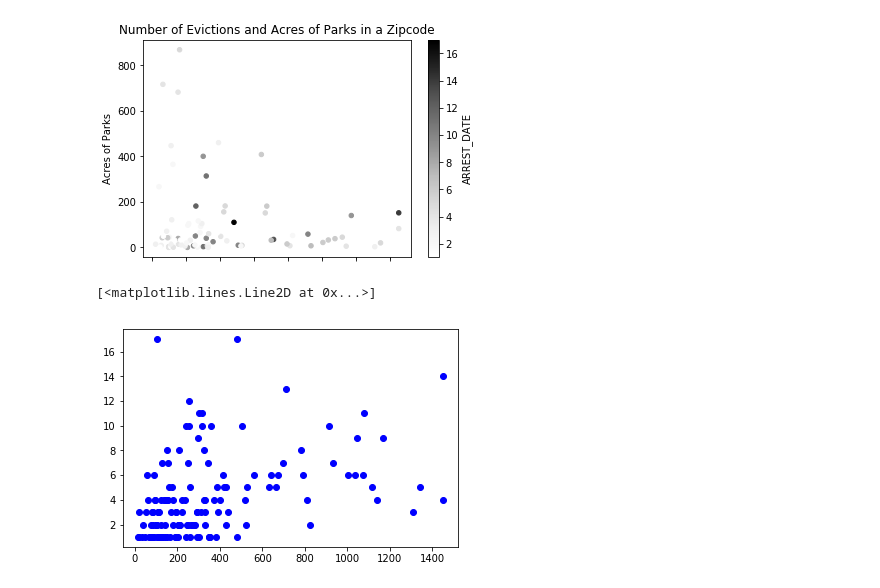
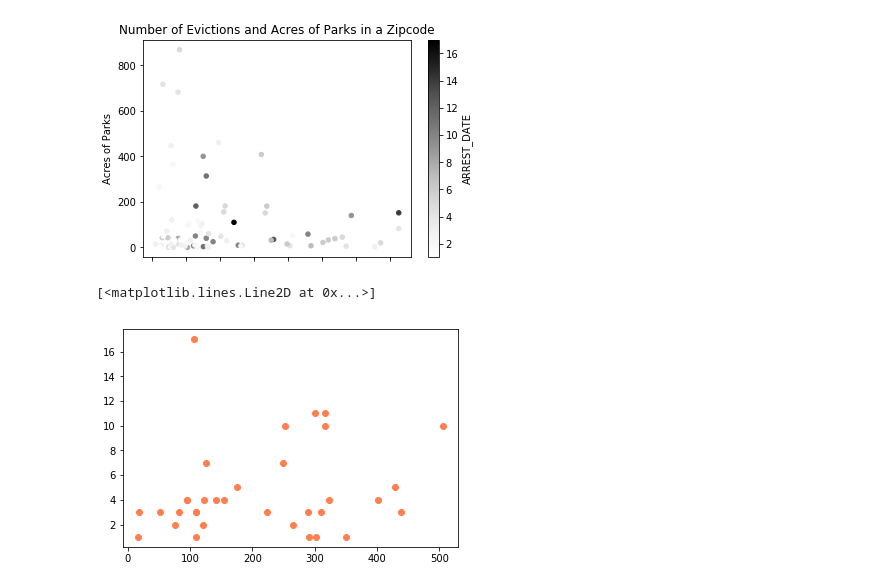
Before and after one commit to smaups/Project_1, a Jupyter notebook: Graphs.ipynb, the cells around one changed output. Drawn from its saved outputs; the diff is of its cells as text; code cells hidden in the pictures.

```diff
--- a/Graphs.ipynb
+++ b/Graphs.ipynb
@@ -108,0 +117,7 @@ TypeError: 'DataFrame' object is not callable
+# %%
+totalmerge.head()
+eviction = totalmerge.groupby(["borough","Zipcode"]).mean()['EXECUTED_DATE']
+subway = totalmerge.groupby(["borough", "Zipcode"]).mean()['Line']
+park = totalmerge.groupby(["borough", "Zipcode"]).mean()["ACRES"]
+crime = totalmerge.groupby(["borough", "Zipcode"]).mean()['ARREST_DATE']
+subway
@@ -136,7 +205,7 @@ plt.title("Number of Evictions and Acres of Parks in a Zipcode")
 Text(0.5, 1.0, 'Number of Evictions and Acres of Parks in a Zipcode')
 [figure]
 # %%
-plt.plot(totalmerge['EXECUTED_DATE'], totalmerge['ARREST_DATE'], linewidth=0, marker="o", color="blue")
+plt.plot(eviction['Manhattan'], crime['Manhattan'], linewidth=0, marker="o", color="coral")
 # %% [output]
 [<matplotlib.lines.Line2D at 0x...>]
-[figure, old version]
+[figure, new version]
```
Also changed, not shown: parts of 13 cells of this notebook.
